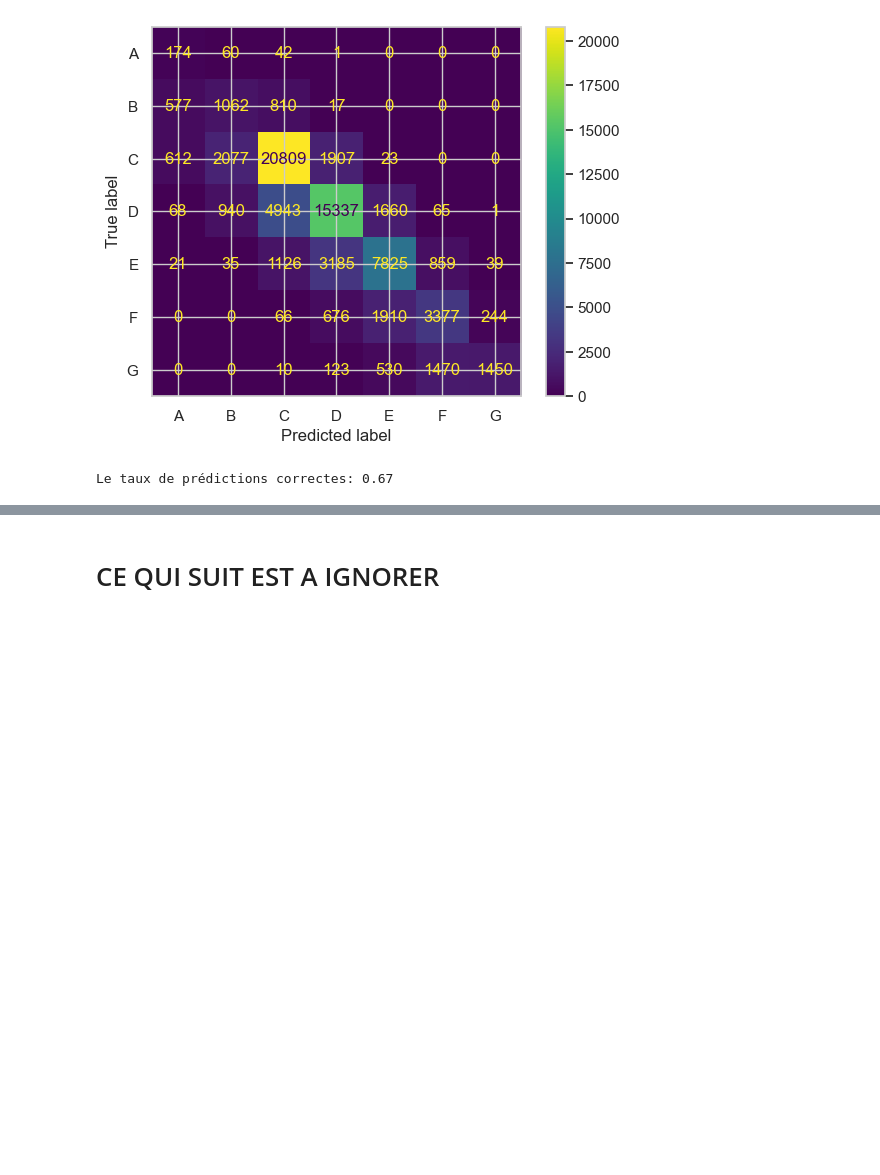
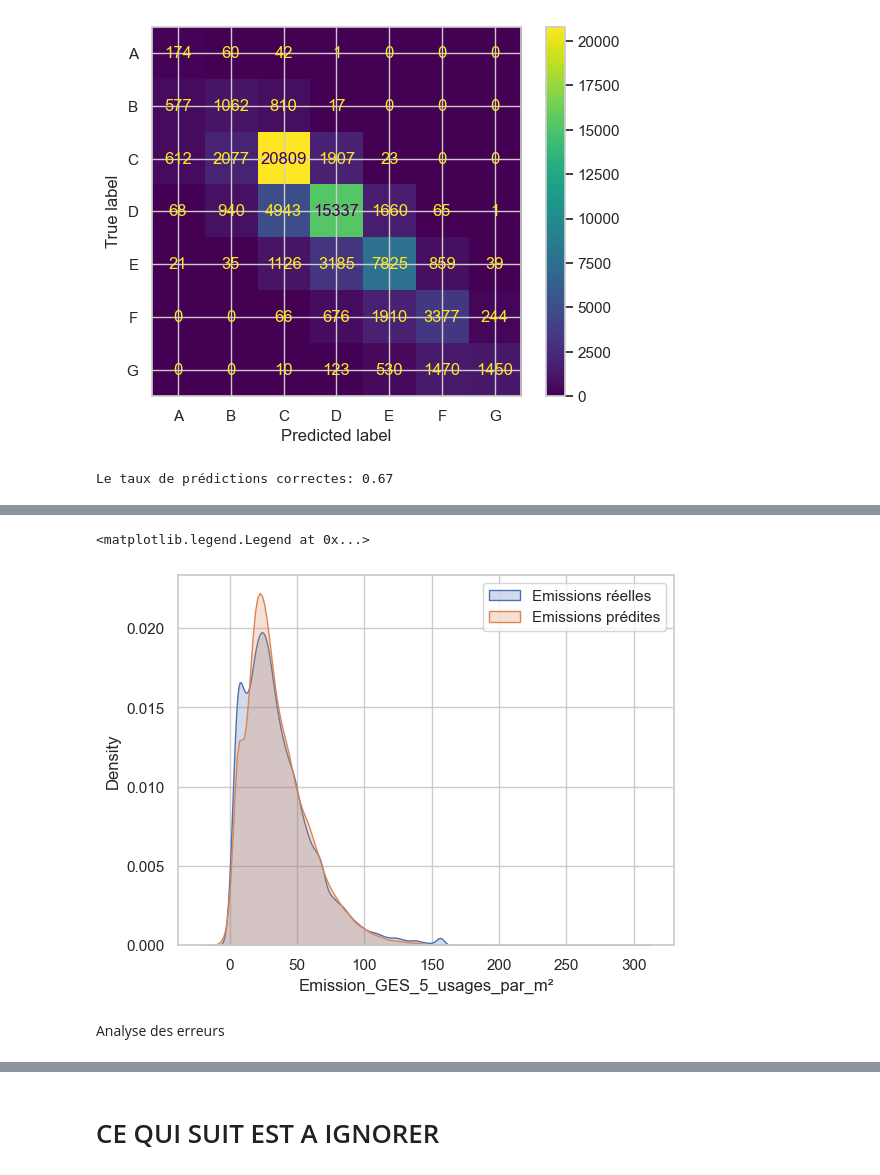
Before and after one commit to LACHQER-Wiam/Projet-Python, a Jupyter notebook: data.ipynb, the cells around one changed output, grey strips where cells are left out. Saved outputs shown, nothing was run; the diff lists cells and outputs as text; code cells hidden in the pictures; blank space fills up the shorter version.

```diff
--- a/data.ipynb
+++ b/data.ipynb
@@ -1024,0 +1165,9 @@ Le taux de prédictions correctes: 0.67
+# %%
+sns.kdeplot(data=df, x='Emission_GES_5_usages_par_m²', fill='Emission_GES_5_usages_par_m²', label="Emissions réelles")
+sns.kdeplot(data=df, x="emission_predite_s", fill="emission_predite_s", label="Emissions prédites")
+plt.legend()
+# %% [output]
+<matplotlib.legend.Legend at 0x...>
+[figure, added]
+# %% [markdown]
+Analyse des erreurs
```
Also changed, not shown: parts of 39 cells of this notebook.
